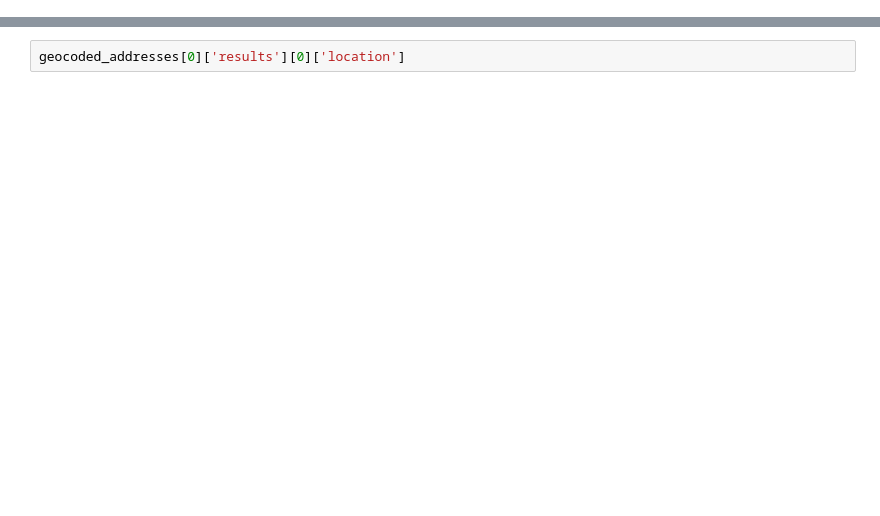
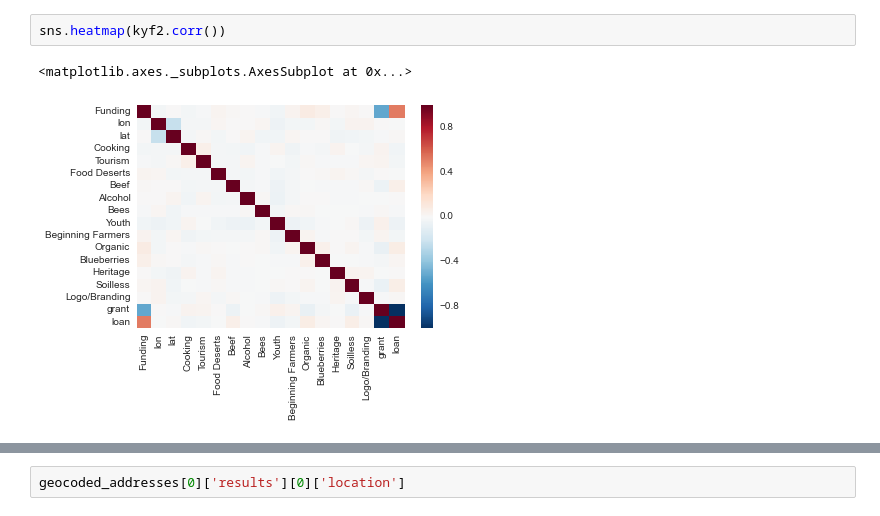
Before and after one commit to mroswell/know-your-farmer-analysis, a Jupyter notebook: KYF-analysis.ipynb, the cells around one changed output, grey strips where cells are left out. Saved outputs shown, nothing was run; the diff lists cells and outputs as text; blank space fills up the shorter version.

```diff
--- a/KYF-analysis.ipynb
+++ b/KYF-analysis.ipynb
@@ -12,0 +148,5 @@ kyf2.rename(columns={'X': 'lon', 'Y':'lat'}, inplace=True)
+# %%
+sns.heatmap(kyf2.corr())
+# %% [output]
+<matplotlib.axes._subplots.AxesSubplot at 0x...>
+[figure, added]
```
Also changed, not shown: parts of 30 cells of this notebook.
